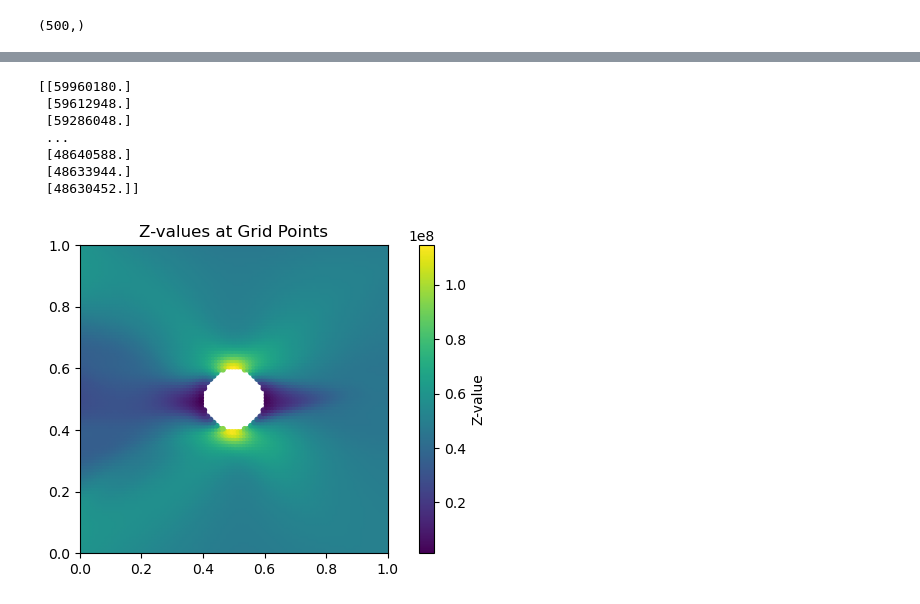
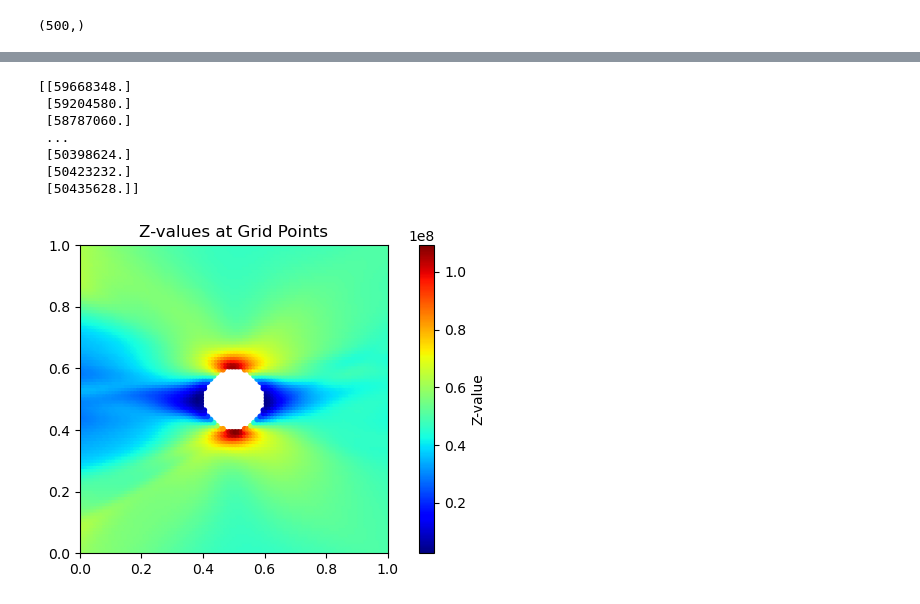
Before and after one commit to alleswe2k/PINNs, a Jupyter notebook: 2D_sheet_problem/complete.ipynb, the cells around one changed output, grey strips where cells are left out. Cells and saved outputs as stored; diff of their text form; code cells hidden in the pictures.

Commit message:
visualize

```diff
--- a/2D_sheet_problem/complete.ipynb
+++ b/2D_sheet_problem/complete.ipynb
@@ -56,7 +58,7 @@ class PINN():
 
         self.w_pde = 1
         self.w_bc = 1
-        self.lr_adam = 0.005
+        self.lr_adam = 0.01
         self.lr_lbfgs = 0.005
 
         # DNN
@@ -66,15 +68,15 @@ class PINN():
         self.optimizer_lbfgs = torch.optim.LBFGS(
             self.dnn.parameters(),
             lr=self.lr_lbfgs,
-            max_iter=5000,
-            max_eval=5000,
+            max_iter=10000,
+            max_eval=10000,
             history_size=200,
             tolerance_grad=1e-20,
             tolerance_change=1e-20,
         )
 
         self.optimizer_adam = torch.optim.Adam(self.dnn.parameters(), lr=self.lr_adam)
-        # self.scheduler = torch.optim.lr_scheduler.StepLR(self.optimizer_adam, step_size=2000, gamma=0.5)
+        self.scheduler = torch.optim.lr_scheduler.StepLR(self.optimizer_adam, step_size=4000, gamma=0.5)
         self.iter = 0
 
     def model_value(self, data):
@@ -169,7 +171,7 @@ class PINN():
             self.optimizer_adam.zero_grad()
             loss.backward()
             self.optimizer_adam.step()
-            # self.scheduler.step()
+            self.scheduler.step()
 
             if epoch % 100 == 0:
                 print(f"Epoch {epoch}, Loss: {'{:e}'.format(loss.item())}")
@@ -238,8 +240,8 @@ nu = 0.3
 
 X, Y = generate_points(10000, 500, l, h, r)
 
-nodes = 128
-layers = [2] + 4 * [nodes] + [5]
+nodes = 64
+layers = [2] + 6 * [nodes] + [5]
 # %%
 
 dom_x = X['dom']
@@ -282,5 +288,5 @@ DNN(
   )
 )
 # %%
-model.train(5000)
+model.train(10000)
 # %% [output]
@@ -358,21 +367,21 @@ sxy1 = sxy*sigma_0
 von_mises = np.sqrt(sxx1**2 + syy1**2 - sxx1*syy1 + 3*sxy1**2)
 print(von_mises)
 # %% [output]
-[[59960180.]
- [59612948.]
- [59286048.]
+[[59668348.]
+ [59204580.]
+ [58787060.]
  ...
- [48640588.]
- [48633944.]
- [48630452.]]
+ [50398624.]
+ [50423232.]
+ [50435628.]]
 # %%
 plt.figure(figsize=(8, 4))
-sc = plt.scatter(x_pred, y_pred, c=von_mises, cmap='viridis', s=10)
+sc = plt.scatter(x_pred, y_pred, c=von_mises, cmap='jet', s=10)
 plt.colorbar(sc, label="Z-value")
 plt.title("Z-values at Grid Points")
 plt.xlim(0, l)
 plt.ylim(0, h)
 plt.gca().set_aspect('equal')
 plt.show()
 # %% [output]
-[figure, old version]
+[figure, new version]
```
Also changed, not shown: parts of 13 cells of this notebook, 4 other files.
